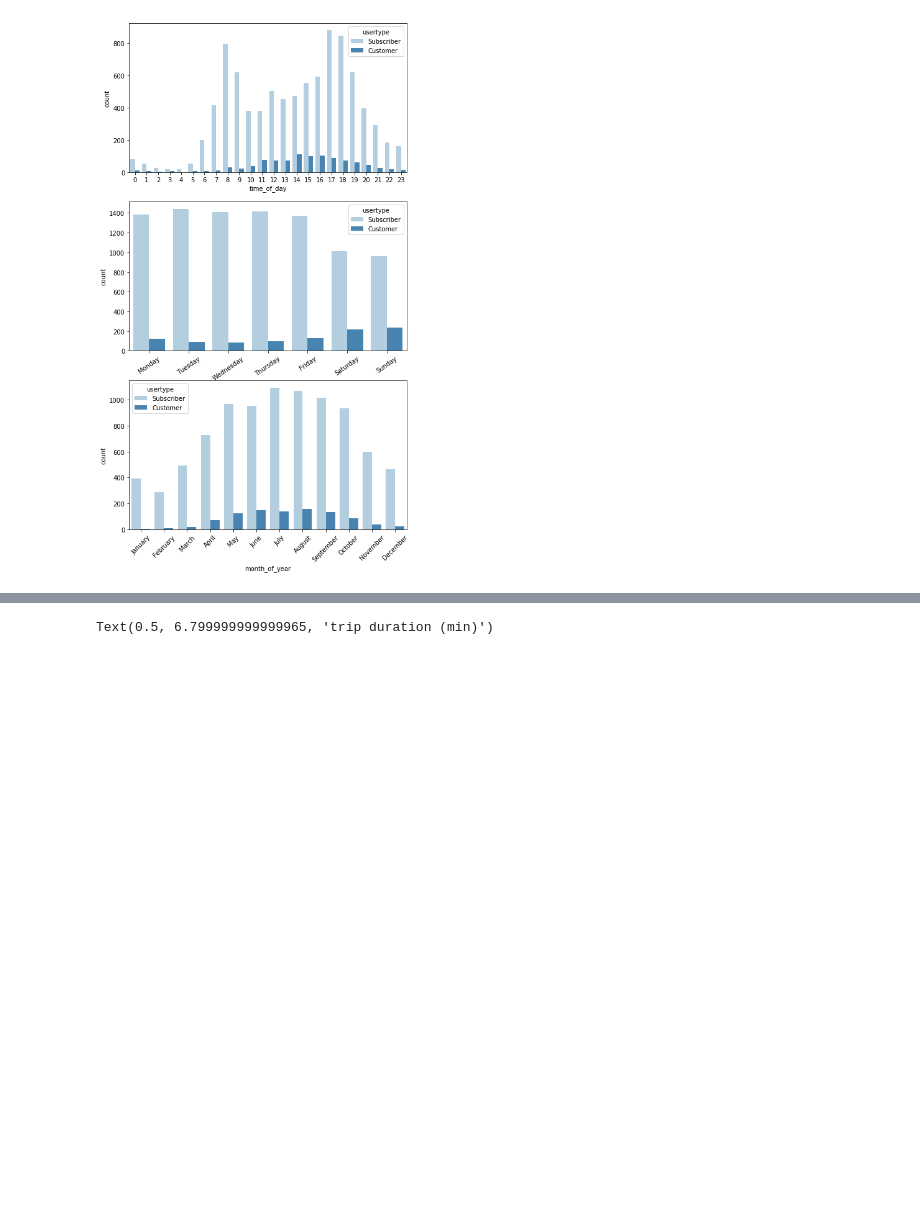
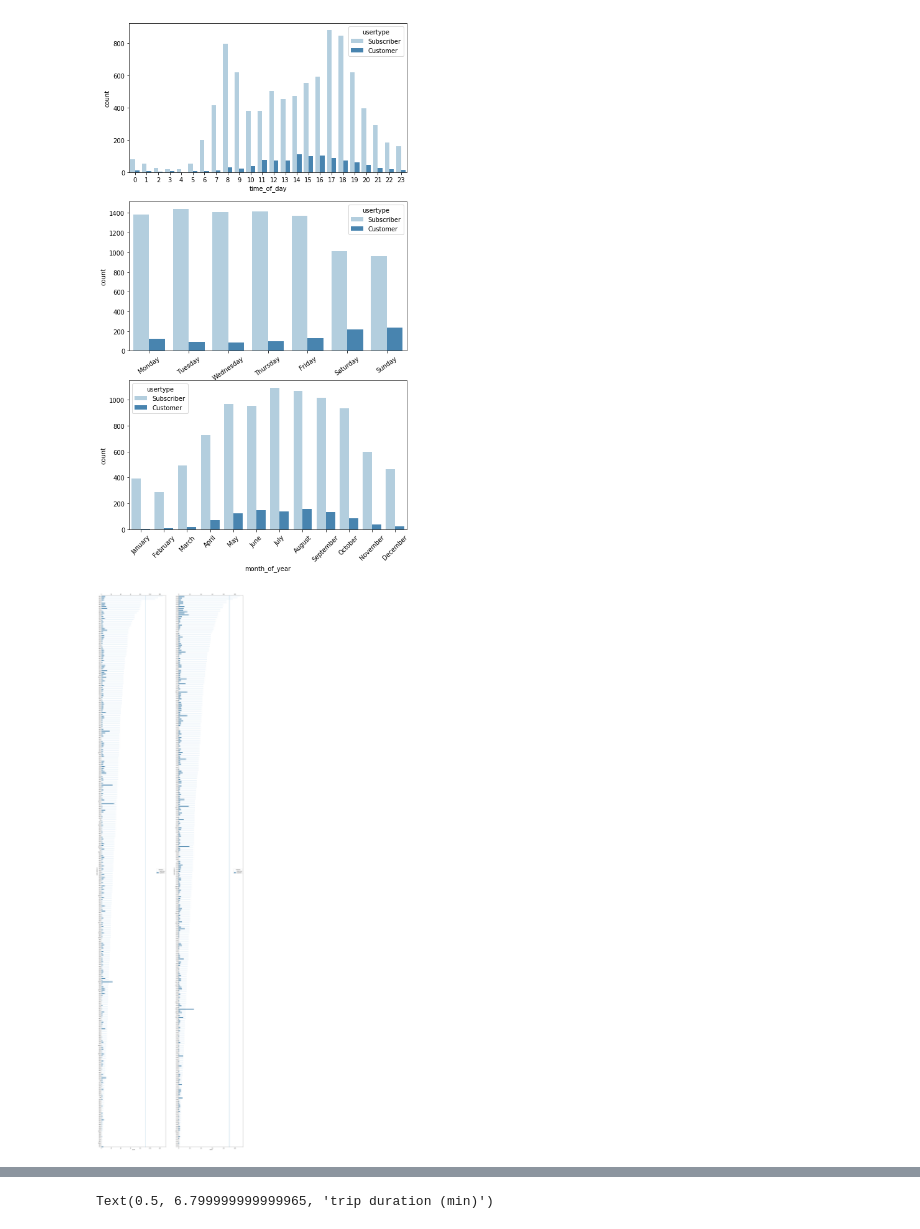
Before and after one commit to Manju-Saini/City-Bike-Data-Analysis-Visualization-Project, a Jupyter notebook: exploration_trip_data_los_angeles.ipynb, the cells around one changed output, grey strips where cells are left out. Drawn from its saved outputs; the diff is of its cells as text; code cells hidden in the pictures; blank space fills up the shorter version.

```diff
--- a/exploration_trip_data_los_angeles.ipynb
+++ b/exploration_trip_data_los_angeles.ipynb
@@ -339,4 +306,6 @@ sb.countplot(data=trip, y=col, color=sb.color_palette()[0], order=end_station_or
 plt.ylabel(col)
 plt.xlabel("count")
 plt.axvline(90)
+
+plt.rcParams['xtick.top'] = plt.rcParams['xtick.labeltop'] = False
 # %% [output]
@@ -384,3 +352,28 @@ plt.xticks(rotation=45)
 plt.show()
 # %% [output]
 [figure]
+# %%
+plt.figure(figsize=[25, 100])
+plt.rcParams['xtick.top'] = plt.rcParams['xtick.labeltop'] = True
+
+plt.subplot(1,2,1)
+col = 'start station id'
+# start_station_order = trip['start station id'][''].value_counts().index
+start_station_order = trip[trip['usertype']=='Subscriber']['start station id'].value_counts().index
+sb.countplot(data=trip, y=col, color=sb.color_palette()[0], hue = 'usertype', order=start_station_order);
+plt.ylabel(col)
+plt.xlabel("count")
+plt.axvline(90)
+
+plt.subplot(1,2,2)
+col = 'end station id'
+end_station_order = trip[trip['usertype']=='Subscriber']['end station id'].value_counts().index
+# end_station_order = trip['end station id'].value_counts().index
+sb.countplot(data=trip, y=col, color=sb.color_palette()[0], hue = 'usertype', order=end_station_order);
+plt.ylabel(col)
+plt.xlabel("count")
+plt.axvline(90)
+
+plt.rcParams['xtick.top'] = plt.rcParams['xtick.labeltop'] = False
+# %% [output]
+[figure, added]
```
Also changed, not shown: parts of 15 cells of this notebook.
